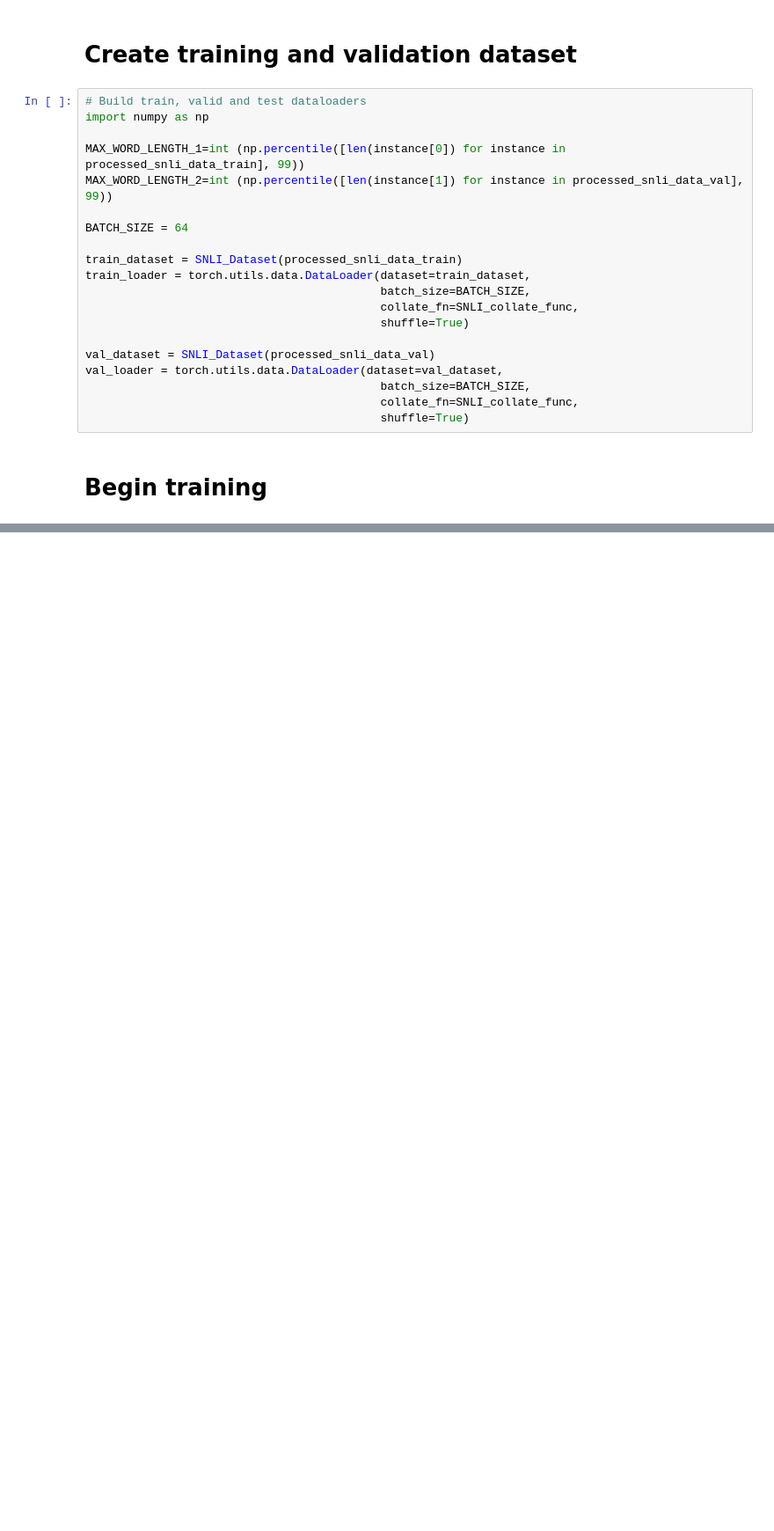
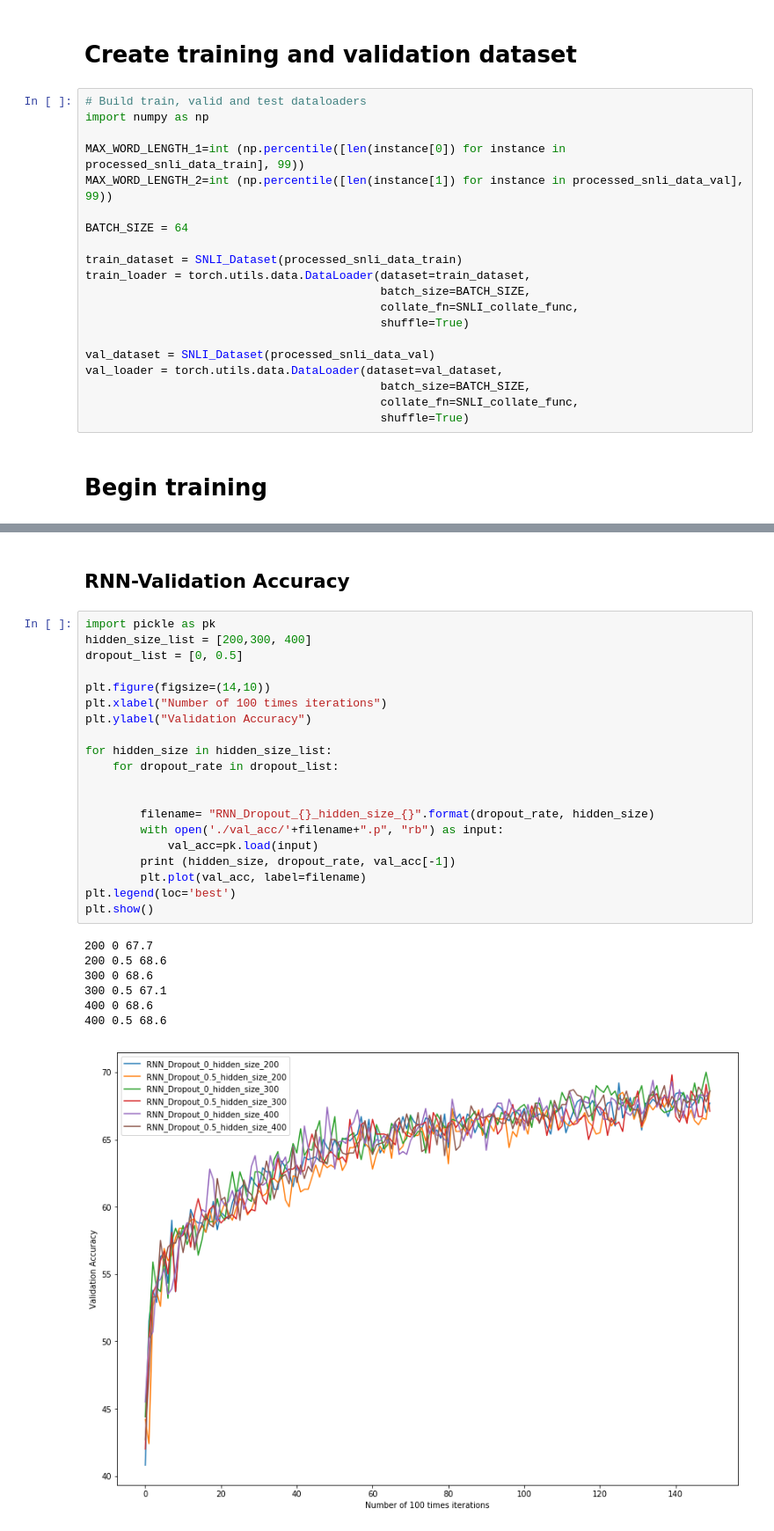
Before and after one commit to wangjy38/DS-GA-1011, a Jupyter notebook: SNLI.ipynb, the cells around one changed output, grey strips where cells are left out. Shown at 88% size. Cells and saved outputs as stored; diff of their text form; blank space fills up the shorter version.

```diff
--- a/SNLI.ipynb
+++ b/SNLI.ipynb
@@ -172,0 +342,30 @@ for hidden_size in hidden_size_list:
+# %% [markdown]
+## RNN-Validation Accuracy
+# %%
+import pickle as pk
+hidden_size_list = [200,300, 400]
+dropout_list = [0, 0.5]
+
+plt.figure(figsize=(14,10))
+plt.xlabel("Number of 100 times iterations")
+plt.ylabel("Validation Accuracy")
+
+for hidden_size in hidden_size_list:
+    for dropout_rate in dropout_list:
+
+
+        filename= "RNN_Dropout_{}_hidden_size_{}".format(dropout_rate, hidden_size)
+        with open('./val_acc/'+filename+".p", "rb") as input:
+            val_acc=pk.load(input)
+        print (hidden_size, dropout_rate, val_acc[-1])
+        plt.plot(val_acc, label=filename)
+plt.legend(loc='best')
+plt.show()
+# %% [output]
+200 0 67.7
+200 0.5 68.6
+300 0 68.6
+300 0.5 67.1
+400 0 68.6
+400 0.5 68.6
+[figure, added]
```
Also changed, not shown: parts of 27 cells of this notebook, 3 other files.
